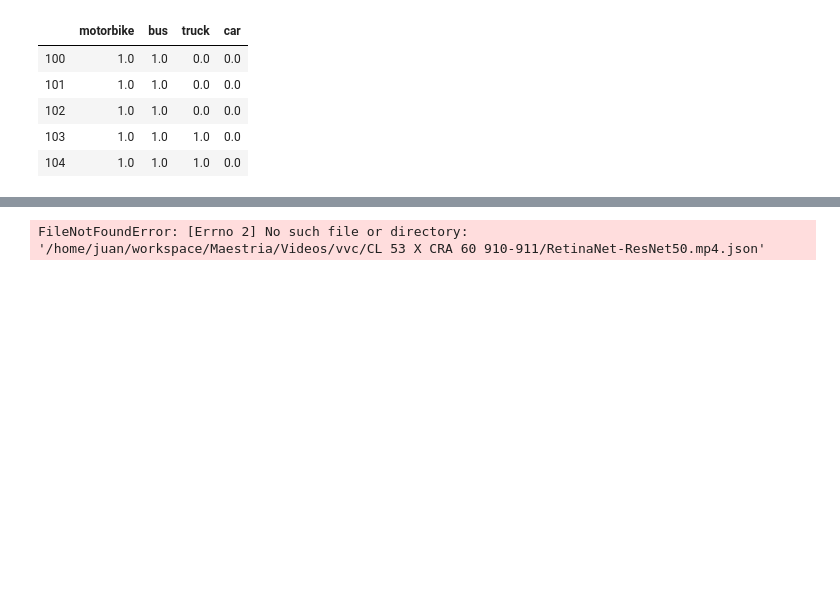
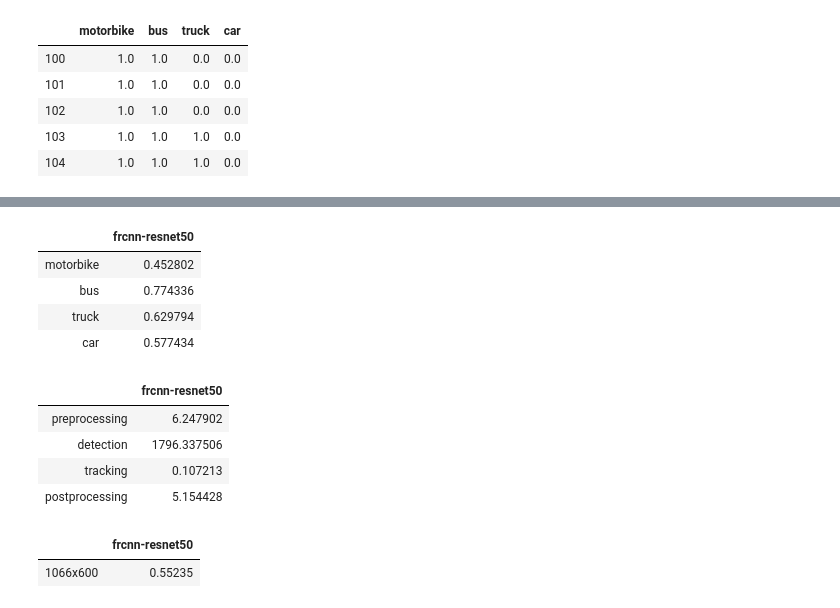
Before and after one commit to vvc-unal/vvc, a Jupyter notebook: notebooks/Results.ipynb, the cells around one changed output, grey strips where cells are left out. Saved outputs shown, nothing was run; the diff lists cells and outputs as text; code cells hidden in the pictures; blank space fills up the shorter version.

```diff
--- a/notebooks/Results.ipynb
+++ b/notebooks/Results.ipynb
@@ -245,41 +234,52 @@ avg_precision = pd.DataFrame(index=test.columns)
 avg_fps = pd.DataFrame(index=['1066x600' ])
 avg_time = pd.DataFrame(index=['preprocessing', 'detection', 'tracking', 'postprocessing'])
 
-for model in config.models:
+for model in config.models[:1]:
     experiment_folder = os.path.join(config.base_folder, 'Videos', 'vvc', video_name)
     experiment_file = os.path.join(experiment_folder, model + '.mp4.json')
 
     experiment, times = vvc_to_df(experiment_file)
 
     precision = calc_precision(test, experiment)
 
     mean_precision = precision.mean().to_frame(model)
 
     avg_precision = avg_precision.join(mean_precision)
 
     # times
 
     mean_time = times[avg_time.index].mean().to_frame(model)
 
     avg_time = avg_time.join(mean_time)
 
     # fps
 
     total = times['total']
 
     fps = (total.count() / total.sum())*1000
 
     avg_fps[model] = fps
 
 
 # dispay
 display(avg_precision)
 
 display(avg_time)
 
 avg_fps
 # %% [output]
-FileNotFoundError: [Errno 2] No such file or directory: '/home/juan/workspace/Maestria/Videos/vvc/CL 53 X CRA 60 910-911/RetinaNet-ResNet50.mp4.json'
+|  | frcnn-resnet50 |
+| motorbike | 0.452802 |
+| bus | 0.774336 |
+| truck | 0.629794 |
+| car | 0.577434 |
+|  | frcnn-resnet50 |
+| preprocessing | 6.247902 |
+| detection | 1796.337506 |
+| tracking | 0.107213 |
+| postprocessing | 5.154428 |
+|  | frcnn-resnet50 |
+| 1066x600 | 0.55235 |
 # %%
 plt.figure()
 
```
Also changed, not shown: parts of 7 cells of this notebook, 5 other files.
